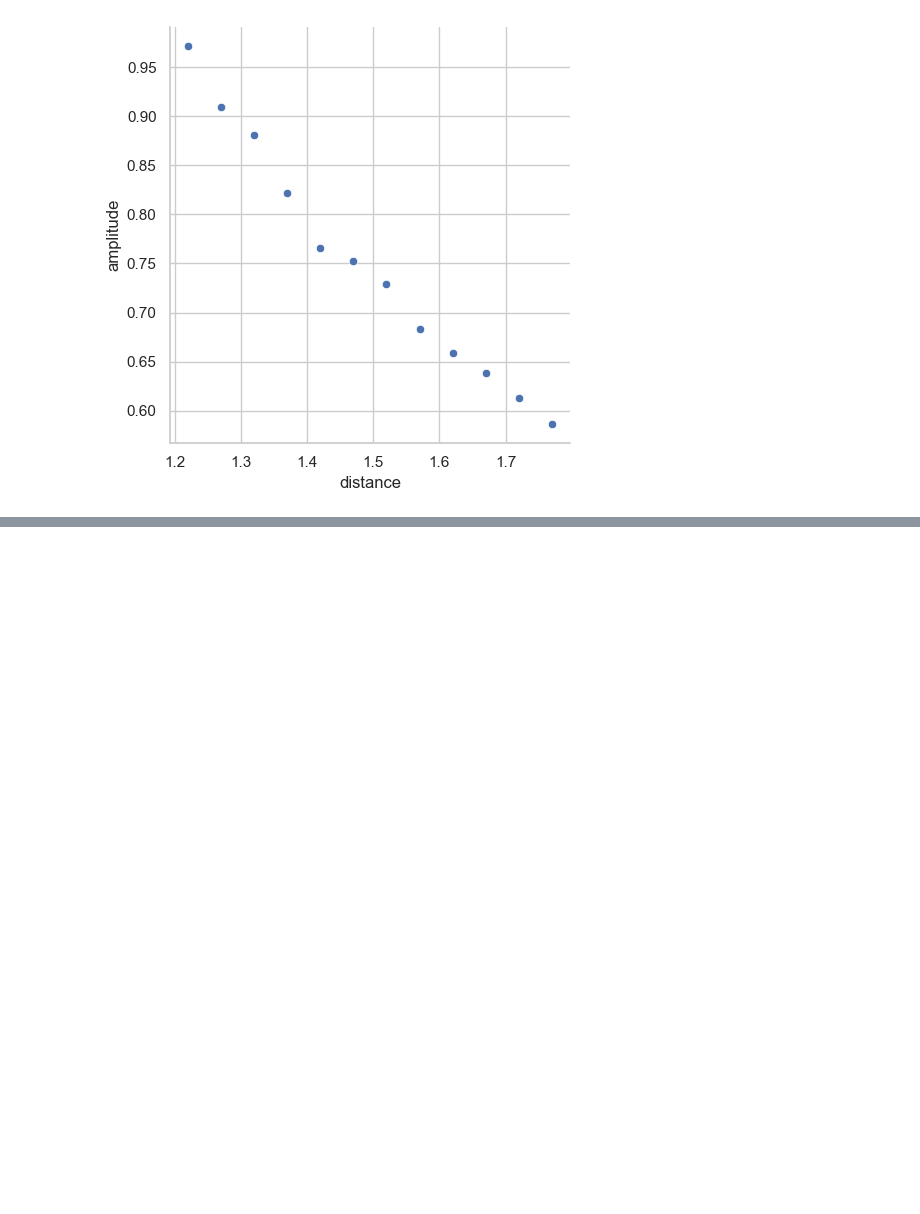
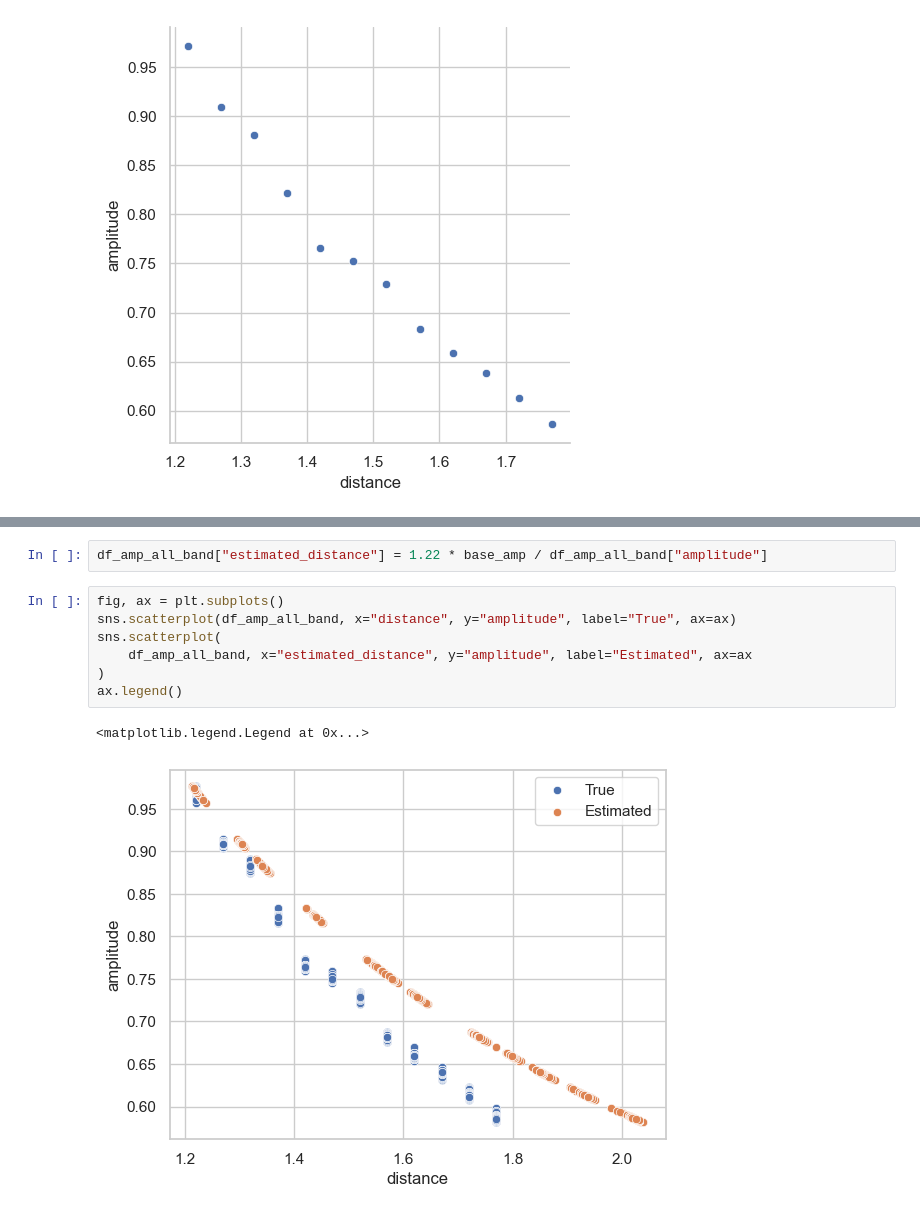
Before and after one commit to auk1709/lab-acoustic, a Jupyter notebook: notebook/test18-distance-amplitude.ipynb, the cells around one changed output, grey strips where cells are left out. Cells and saved outputs as stored; diff of their text form; blank space fills up the shorter version.

```diff
--- a/notebook/test18-distance-amplitude.ipynb
+++ b/notebook/test18-distance-amplitude.ipynb
@@ -202,0 +207,12 @@ sns.lineplot(
+# %%
+df_amp_all_band["estimated_distance"] = 1.22 * base_amp / df_amp_all_band["amplitude"]
+# %%
+fig, ax = plt.subplots()
+sns.scatterplot(df_amp_all_band, x="distance", y="amplitude", label="True", ax=ax)
+sns.scatterplot(
+    df_amp_all_band, x="estimated_distance", y="amplitude", label="Estimated", ax=ax
+)
+ax.legend()
+# %% [output]
+<matplotlib.legend.Legend at 0x...>
+[figure, added]
```
Also changed, not shown: parts of 13 cells of this notebook, 1 other file.
